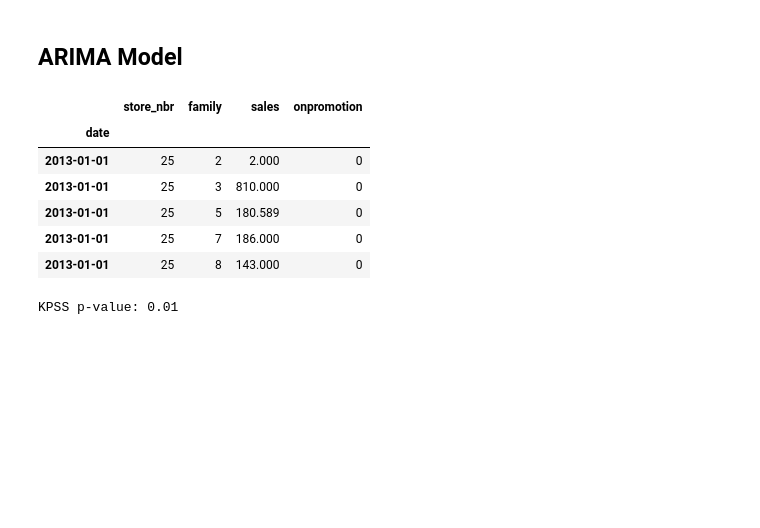
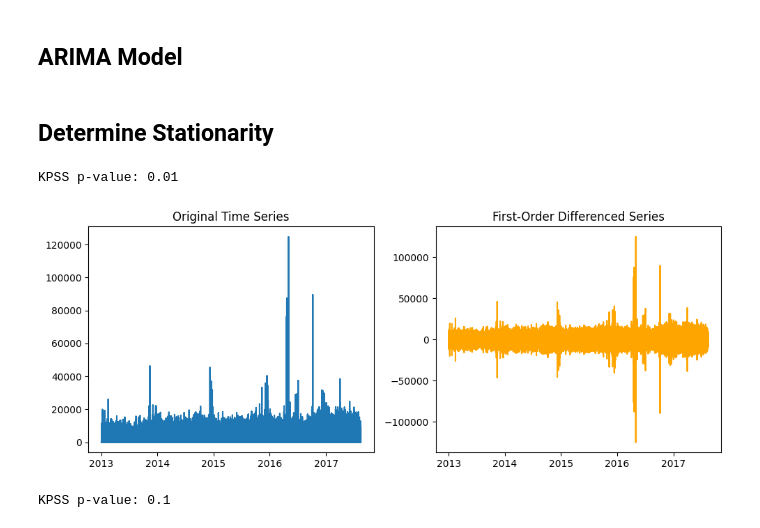
Before and after one commit to llinzy/Projects, a Jupyter notebook: LinzyLDDS8555-8 Sales.ipynb, the cells around one changed output. Drawn from its saved outputs; the diff is of its cells as text; code cells hidden in the pictures; blank space fills up the shorter version.

```diff
--- a/LinzyLDDS8555-8 Sales.ipynb
+++ b/LinzyLDDS8555-8 Sales.ipynb
@@ -127,19 +101,32 @@ scaler=StandardScaler()
-# %%
-train_dataset.head()
-# %% [output]
-|  | store_nbr | family | sales | onpromotion |
-| date |  |  |  |  |
-| 2013-01-01 | 25 | 2 | 2.000 | 0 |
-| 2013-01-01 | 25 | 3 | 810.000 | 0 |
-| 2013-01-01 | 25 | 5 | 180.589 | 0 |
-| 2013-01-01 | 25 | 7 | 186.000 | 0 |
-| 2013-01-01 | 25 | 8 | 143.000 | 0 |
-# %%
-#KPSS assumes data is stationary, if p-value is less than .05 then non-stationary
-stat, p_value, _, _ = kpss(train_dataset['sales'], regression='c')
-print(f'KPSS p-value: {p_value}')
-# %% [output]
-KPSS p-value: 0.01
 # %%
 X=train_dataset[['store_nbr', 'family', 'onpromotion']]
 y=train_dataset['sales']
+# %% [markdown]
+## Determine Stationarity
+# %%
+#KPSS assumes data is stationary, if p-value is less than .05 then non-stationary
+stat, p_value, _, _ = kpss(y, regression='c')
+print(f'KPSS p-value: {p_value}')
+# %% [output]
+KPSS p-value: 0.01
+# %%
+# First-order differencing
+ts_diff = y.diff().dropna()
+
+# Plot original vs. differenced series
+plt.figure(figsize=(10, 4))
+plt.subplot(1, 2, 1)
+plt.plot(y, label='Original Series')
+plt.title('Original Time Series')
+plt.subplot(1, 2, 2)
+plt.plot(ts_diff, label='Differenced Series', color='orange')
+plt.title('First-Order Differenced Series')
+plt.tight_layout()
+plt.show()
+# %% [output]
+[figure, added]
+# %%
+stat, p_value, _, _ = kpss(ts_diff, regression='c')
+print(f'KPSS p-value: {p_value}')
+# %% [output]
+KPSS p-value: 0.1
```
Also changed, not shown: parts of 14 cells of this notebook.
